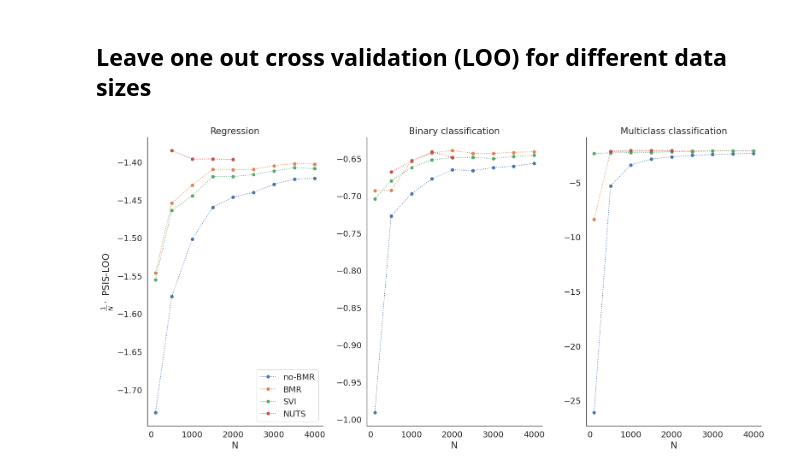
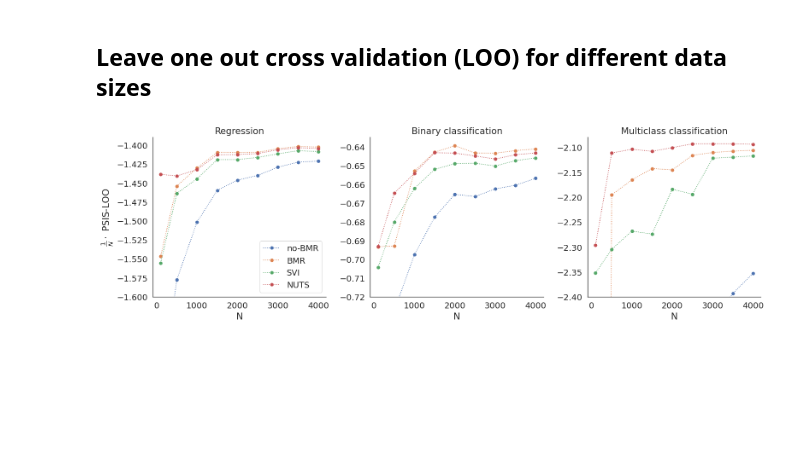
Before and after one commit to dimarkov/numpc, a Jupyter notebook: notebooks/bmr/simulated_data_comparison.ipynb, the cells around one changed output. Drawn from its saved outputs; the diff is of its cells as text; code cells hidden in the pictures; blank space fills up the shorter version.

```diff
--- a/notebooks/bmr/simulated_data_comparison.ipynb
+++ b/notebooks/bmr/simulated_data_comparison.ipynb
@@ -597,36 +597,41 @@ loos['bmr']['cat'] = iterate_over_data_for_loo(X_cat, y_cat, BMRRegression, nnet
 # %%
 jnp.savez('loos.npz', loos=loos)
 # %%
-fig, axes = plt.subplots(1, 3, figsize=(16, 8), sharex=True)
+fig, axes = plt.subplots(1, 3, figsize=(16, 5), sharex=True)
 x = [500, 1000, 1500, 2000]
 
 axes[0].plot(cutoffs, [l.elpd_loo/n for l, n in zip(loos['nobmr']['norm'], cutoffs)], 'o:', label='no-BMR')
 axes[0].plot(cutoffs, [l.elpd_loo/n for l, n in zip(loos['bmr']['norm'], cutoffs)], 'o:', label='BMR')
 axes[0].plot(cutoffs, [l.elpd_loo/n for l, n in zip(loos['svi']['norm'], cutoffs)], 'o:', label='SVI')
-axes[0].plot(x, [l.elpd_loo/n for l, n in zip(loos['mcmc']['norm'],x)], 'o:', label='NUTS')
+axes[0].plot(cutoffs, [l.elpd_loo/n for l, n in zip(loos['mcmc']['norm'], cutoffs)], 'o:', label='NUTS')
 
 axes[1].plot(cutoffs, [l.elpd_loo/n for l, n in zip(loos['nobmr']['bern'], cutoffs)], 'o:')
 axes[1].plot(cutoffs, [l.elpd_loo/n for l, n in zip(loos['bmr']['bern'], cutoffs)], 'o:')
 axes[1].plot(cutoffs, [l.elpd_loo/n for l, n in zip(loos['svi']['bern'], cutoffs)], 'o:')
-axes[1].plot(x, [l.elpd_loo/n for l, n in zip(loos['mcmc']['bern'],x)], 'o:')
+axes[1].plot(cutoffs, [l.elpd_loo/n for l, n in zip(loos['mcmc']['bern'], cutoffs)], 'o:')
 
 axes[2].plot(cutoffs, [l.elpd_loo/n for l, n in zip(loos['nobmr']['cat'], cutoffs)], 'o:')
 axes[2].plot(cutoffs, [l.elpd_loo/n for l, n in zip(loos['bmr']['cat'], cutoffs)], 'o:')
 axes[2].plot(cutoffs, [l.elpd_loo/n for l, n in zip(loos['svi']['cat'], cutoffs)], 'o:')
-axes[2].plot(x, [l.elpd_loo/n for l, n in zip(loos['mcmc']['cat'],x)], 'o:')
+axes[2].plot(cutoffs, [l.elpd_loo/n for l, n in zip(loos['mcmc']['cat'], cutoffs)], 'o:')
 
 
 axes[0].legend()
 axes[0].set_ylabel(r'$\frac{1}{N} \cdot $ PSIS-LOO')
 axes[0].set_xlabel('N')
 axes[0].set_title('Regression')
 axes[1].set_title('Binary classification')
 axes[1].set_xlabel('N')
 axes[2].set_title('Multiclass classification')
 axes[2].set_xlabel('N')
 
+axes[0].set_ylim([-1.6, -1.39])
+axes[1].set_ylim([-0.72, -0.635])
+axes[2].set_ylim([-2.4, -2.08])
+
+
 fig.tight_layout()
 sns.despine(fig)
 fig.savefig('Fig3.pdf', bbox_inches='tight', transparent=True, dpi=300)
 # %% [output]
-[figure, old version]
+[figure, new version]
```
Also changed, not shown: 3 other files.
